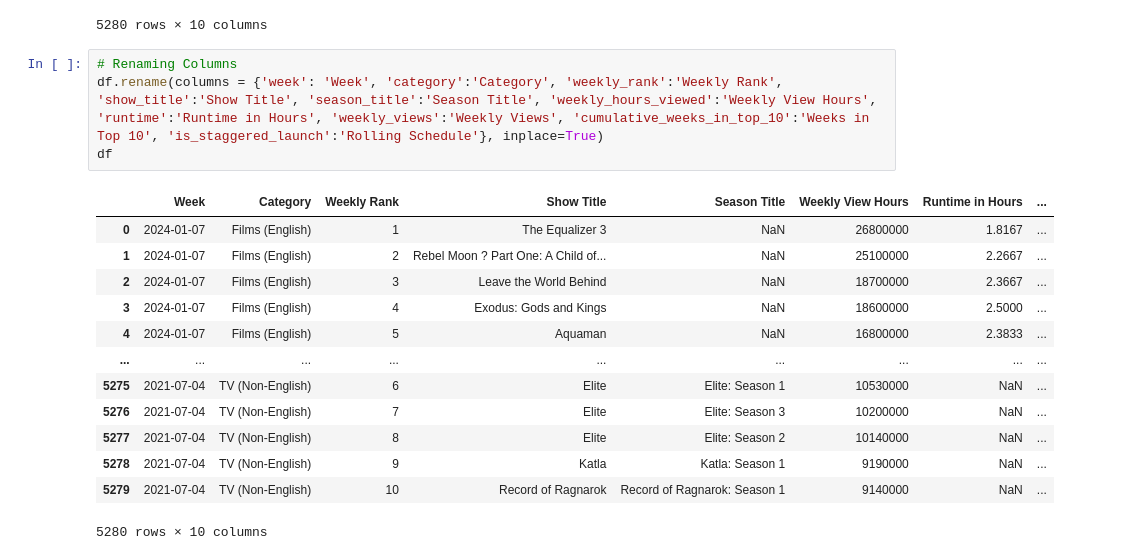
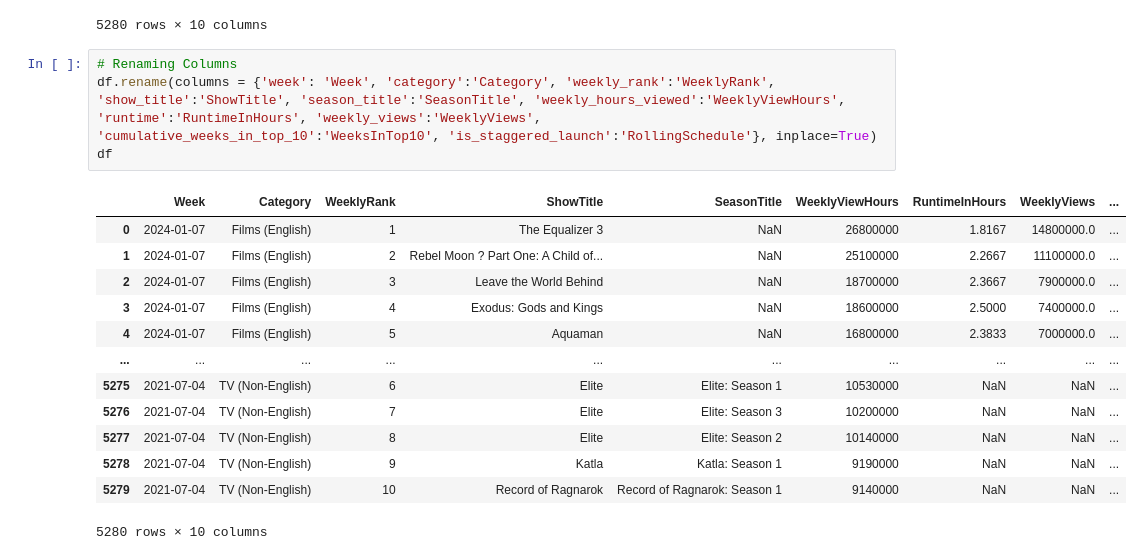
Before and after one commit to JemDeGuzman/De_Guzman_CPE311, a Jupyter notebook: De_Guzman_Seatwork_6_1_Exploratory_Data_Analysis_on_Your_Own_Dataset.ipynb, the cells around one changed output. Cells and saved outputs as stored; diff of their text form.

```diff
--- a/De_Guzman_Seatwork_6_1_Exploratory_Data_Analysis_on_Your_Own_Dataset.ipynb
+++ b/De_Guzman_Seatwork_6_1_Exploratory_Data_Analysis_on_Your_Own_Dataset.ipynb
@@ -39,21 +39,21 @@ df
 5280 rows × 10 columns
 # %%
 # Renaming Columns
-df.rename(columns = {'week': 'Week', 'category':'Category', 'weekly_rank':'Weekly Rank', 'show_title':'Show Title', 'season_title':'Season Title', 'weekly_hours_viewed':'Weekly View Hours', 'runtime':'Runtime in Hours', 'weekly_views':'Weekly Views', 'cumulative_weeks_in_top_10':'Weeks in Top 10', 'is_staggered_launch':'Rolling Schedule'}, inplace=True)
+df.rename(columns = {'week': 'Week', 'category':'Category', 'weekly_rank':'WeeklyRank', 'show_title':'ShowTitle', 'season_title':'SeasonTitle', 'weekly_hours_viewed':'WeeklyViewHours', 'runtime':'RuntimeInHours', 'weekly_views':'WeeklyViews', 'cumulative_weeks_in_top_10':'WeeksInTop10', 'is_staggered_launch':'RollingSchedule'}, inplace=True)
 df
 # %% [output]
-|  | Week | Category | Weekly Rank | Show Title | Season Title | Weekly View Hours | Runtime in Hours | ... |
-| 0 | 2024-01-07 | Films (English) | 1 | The Equalizer 3 | NaN | 26800000 | 1.8167 | ... |
-| 1 | 2024-01-07 | Films (English) | 2 | Rebel Moon ? Part One: A Child of... | NaN | 25100000 | 2.2667 | ... |
-| 2 | 2024-01-07 | Films (English) | 3 | Leave the World Behind | NaN | 18700000 | 2.3667 | ... |
-| 3 | 2024-01-07 | Films (English) | 4 | Exodus: Gods and Kings | NaN | 18600000 | 2.5000 | ... |
-| 4 | 2024-01-07 | Films (English) | 5 | Aquaman | NaN | 16800000 | 2.3833 | ... |
-| ... | ... | ... | ... | ... | ... | ... | ... | ... |
-| 5275 | 2021-07-04 | TV (Non-English) | 6 | Elite | Elite: Season 1 | 10530000 | NaN | ... |
-| 5276 | 2021-07-04 | TV (Non-English) | 7 | Elite | Elite: Season 3 | 10200000 | NaN | ... |
-| 5277 | 2021-07-04 | TV (Non-English) | 8 | Elite | Elite: Season 2 | 10140000 | NaN | ... |
-| 5278 | 2021-07-04 | TV (Non-English) | 9 | Katla | Katla: Season 1 | 9190000 | NaN | ... |
-| 5279 | 2021-07-04 | TV (Non-English) | 10 | Record of Ragnarok | Record of Ragnarok: Season 1 | 9140000 | NaN | ... |
+|  | Week | Category | WeeklyRank | ShowTitle | SeasonTitle | WeeklyViewHours | RuntimeInHours | WeeklyViews | ... |
+| 0 | 2024-01-07 | Films (English) | 1 | The Equalizer 3 | NaN | 26800000 | 1.8167 | 14800000.0 | ... |
+| 1 | 2024-01-07 | Films (English) | 2 | Rebel Moon ? Part One: A Child of... | NaN | 25100000 | 2.2667 | 11100000.0 | ... |
+| 2 | 2024-01-07 | Films (English) | 3 | Leave the World Behind | NaN | 18700000 | 2.3667 | 7900000.0 | ... |
+| 3 | 2024-01-07 | Films (English) | 4 | Exodus: Gods and Kings | NaN | 18600000 | 2.5000 | 7400000.0 | ... |
+| 4 | 2024-01-07 | Films (English) | 5 | Aquaman | NaN | 16800000 | 2.3833 | 7000000.0 | ... |
+| ... | ... | ... | ... | ... | ... | ... | ... | ... | ... |
+| 5275 | 2021-07-04 | TV (Non-English) | 6 | Elite | Elite: Season 1 | 10530000 | NaN | NaN | ... |
+| 5276 | 2021-07-04 | TV (Non-English) | 7 | Elite | Elite: Season 3 | 10200000 | NaN | NaN | ... |
+| 5277 | 2021-07-04 | TV (Non-English) | 8 | Elite | Elite: Season 2 | 10140000 | NaN | NaN | ... |
+| 5278 | 2021-07-04 | TV (Non-English) | 9 | Katla | Katla: Season 1 | 9190000 | NaN | NaN | ... |
+| 5279 | 2021-07-04 | TV (Non-English) | 10 | Record of Ragnarok | Record of Ragnarok: Season 1 | 9140000 | NaN | NaN | ... |
 5280 rows × 10 columns
 # %%
 # Removing all entries with NaN Weekly Views
```
Also changed, not shown: parts of 14 cells of this notebook.
